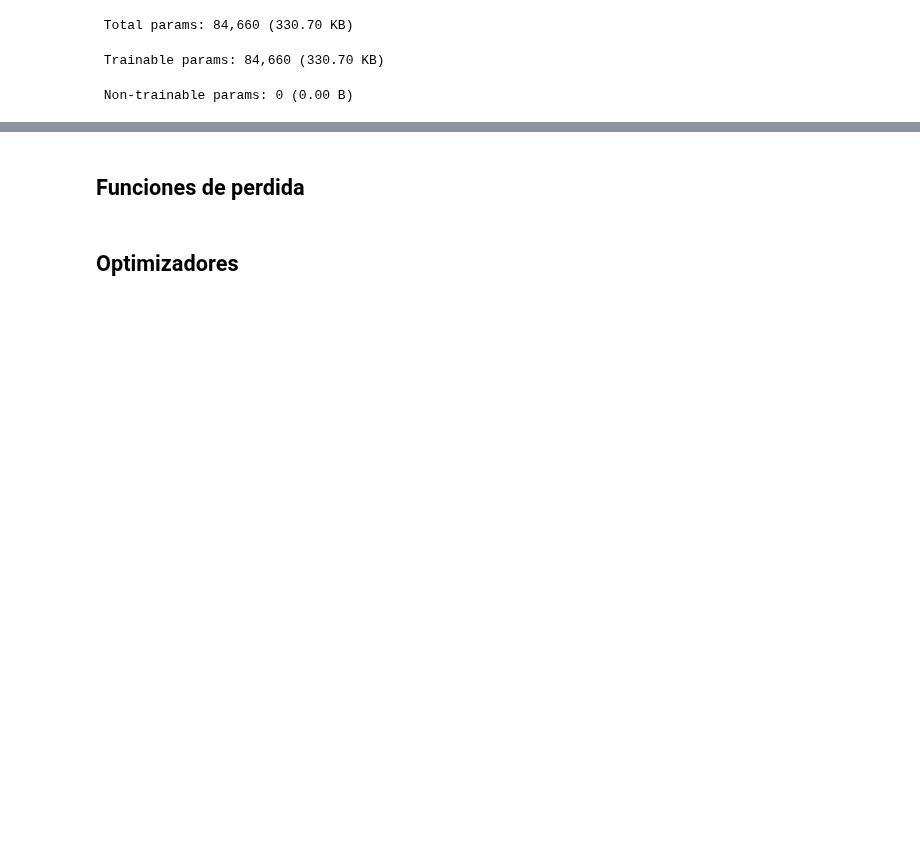
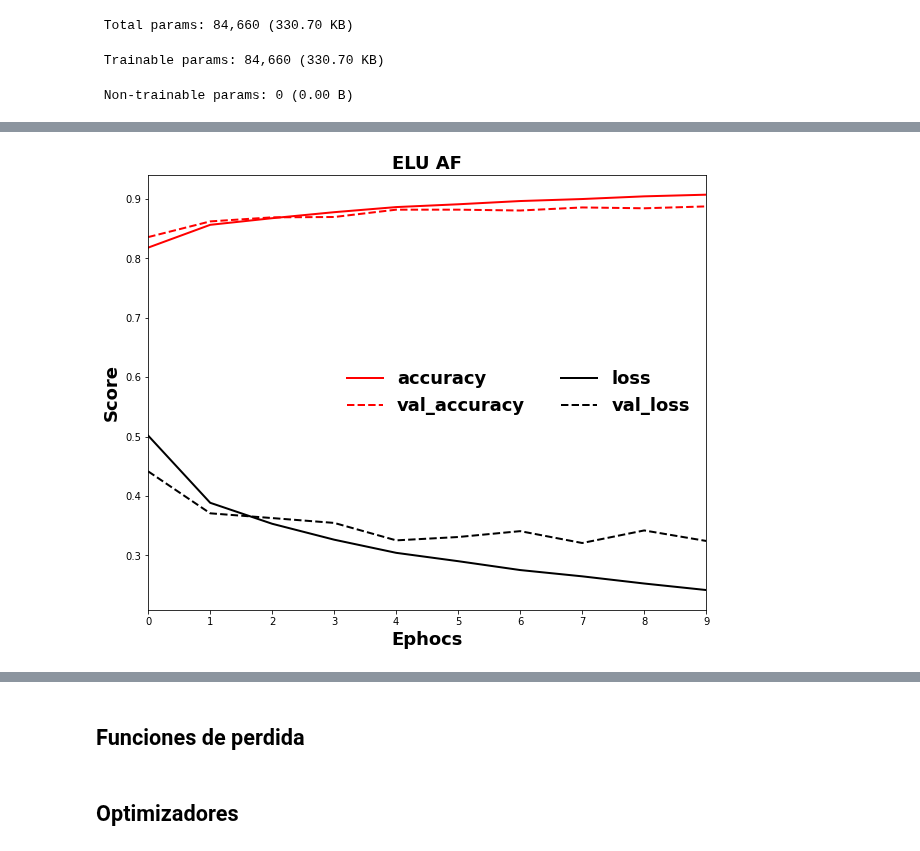
Before and after one commit to hplbrayan/Un-Curso-de-Deep-Learning, a Jupyter notebook: 02_intro_Keras_actf_backp/N2_actf_lf_op_bp.ipynb, the cells around one changed output, grey strips where cells are left out. Drawn from its saved outputs; the diff is of its cells as text; code cells hidden in the pictures; blank space fills up the shorter version.

```diff
--- a/02_intro_Keras_actf_backp/N2_actf_lf_op_bp.ipynb
+++ b/02_intro_Keras_actf_backp/N2_actf_lf_op_bp.ipynb
@@ -762,0 +900,16 @@ array([ 0.97627008,  4.30378733,  2.05526752,  0.89766366, -1.52690401,
+# %%
+# modelo
+model_fm_elu = create_model(name="fashionmn_af_elu",
+                            shape=train_images[0].shape,
+                            af="elu",
+                            output_af="softmax")
+
+# compilación
+opt  = keras.optimizers.Adam(learning_rate=0.001)
+loss = keras.losses.SparseCategoricalCrossentropy()
+
+model_fm_elu.compile(optimizer=opt,
+                     loss=loss,
+                     metrics=["accuracy"])
+
+model_fm_elu.summary()
@@ -762,0 +936,13 @@ array([ 0.97627008,  4.30378733,  2.05526752,  0.89766366, -1.52690401,
+# %%
+# Entrenamiento
+start = datetime.datetime.now()
+history_fm_elu = model_fm_elu.fit(train_images,
+                                  train_labels,
+                                  validation_split=0.2,
+                                  epochs=10)
+
+history_fm_elu = history_fm_elu.history
+
+# medimos el tiempo de ejecución
+time_fm_elu = datetime.datetime.now() - start
+print(f"\nTime to run using leaky elu: {time_fm_elu}")
@@ -762,0 +967,4 @@ array([ 0.97627008,  4.30378733,  2.05526752,  0.89766366, -1.52690401,
+# %%
+plot_accuracy_loss(history_fm_elu, name="ELU AF")
+# %% [output]
+[figure, added]
```
Also changed, not shown: parts of 82 cells of this notebook.
